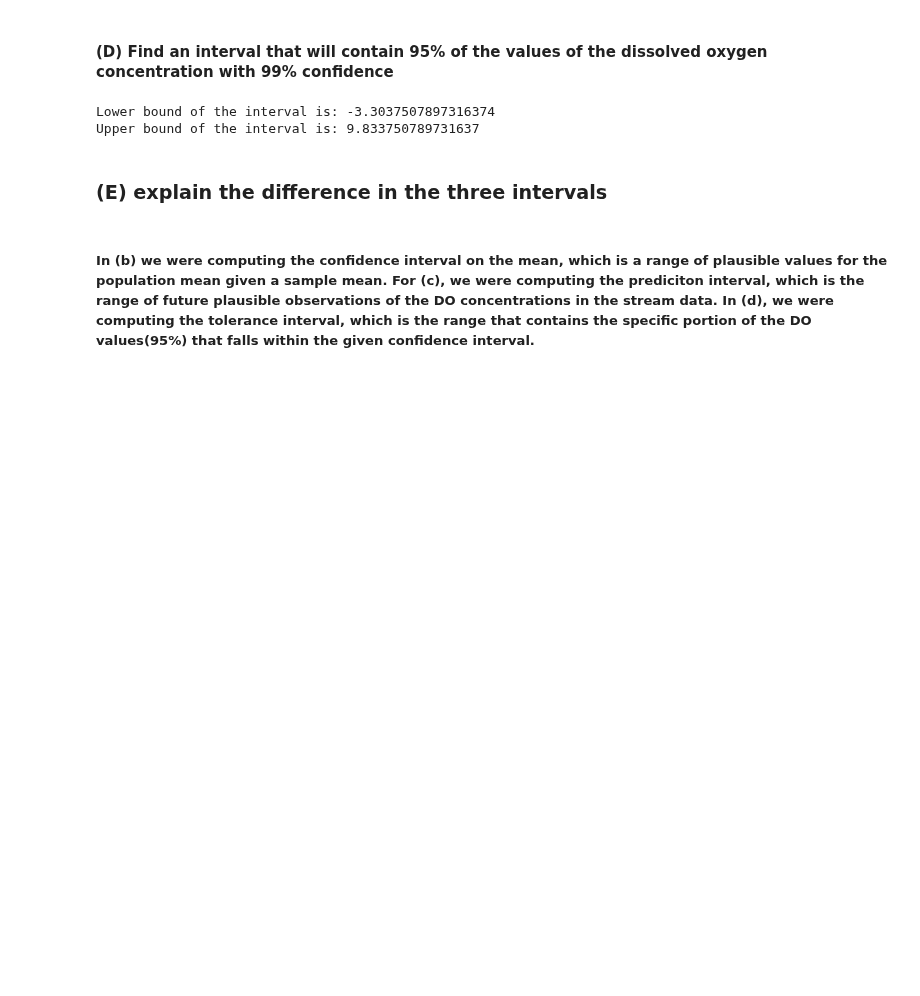
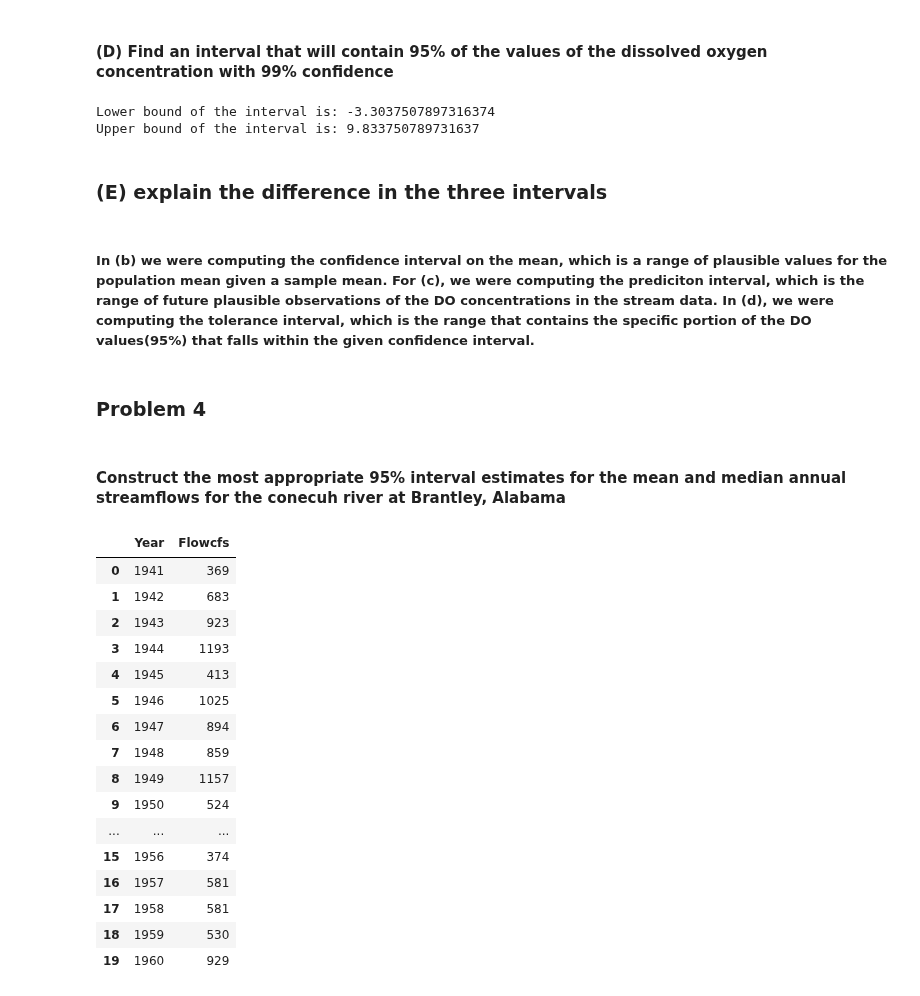
Before and after one commit to jtdocter27/Engineering-Probability---Statistics, a Jupyter notebook: Confidence Interals.ipynb, the cells around one changed output. Drawn from its saved outputs; the diff is of its cells as text; code cells hidden in the pictures; blank space fills up the shorter version.

```diff
--- a/Confidence Interals.ipynb
+++ b/Confidence Interals.ipynb
@@ -178,3 +178,28 @@ Upper bound of the interval is: 9.833750789731637
 ### (E) explain the difference in the three intervals
 # %% [markdown]
 ##### In (b) we were computing the confidence interval on the mean, which is a range of plausible values for the population mean given a sample mean. For (c), we were computing the prediciton interval, which is the range of future plausible observations of the DO concentrations in the stream data. In (d), we were computing the tolerance interval, which is the range that contains the specific portion of the DO values(95%) that falls within the given confidence interval.
+# %% [markdown]
+### Problem 4
+# %% [markdown]
+#### Construct the most appropriate 95% interval estimates for the mean and median annual streamflows for the conecuh river at Brantley, Alabama
+# %%
+conecuh = pd.read_csv('/home/anna/Desktop/Stats/Conecuh.csv')
+conecuh
+# %% [output]
+|  | Year | Flowcfs |
+| 0 | 1941 | 369 |
+| 1 | 1942 | 683 |
+| 2 | 1943 | 923 |
+| 3 | 1944 | 1193 |
+| 4 | 1945 | 413 |
+| 5 | 1946 | 1025 |
+| 6 | 1947 | 894 |
+| 7 | 1948 | 859 |
+| 8 | 1949 | 1157 |
+| 9 | 1950 | 524 |
+| ... | ... | ... |
+| 15 | 1956 | 374 |
+| 16 | 1957 | 581 |
+| 17 | 1958 | 581 |
+| 18 | 1959 | 530 |
+| 19 | 1960 | 929 |
```
